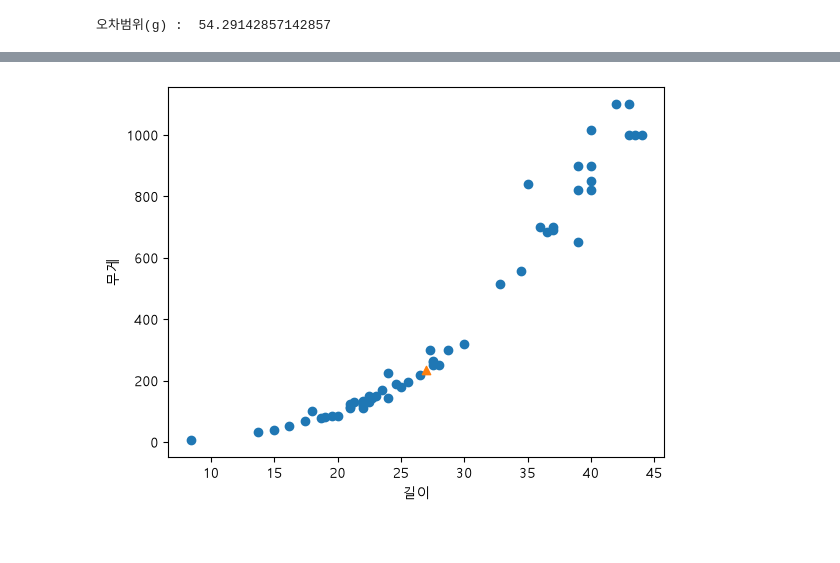
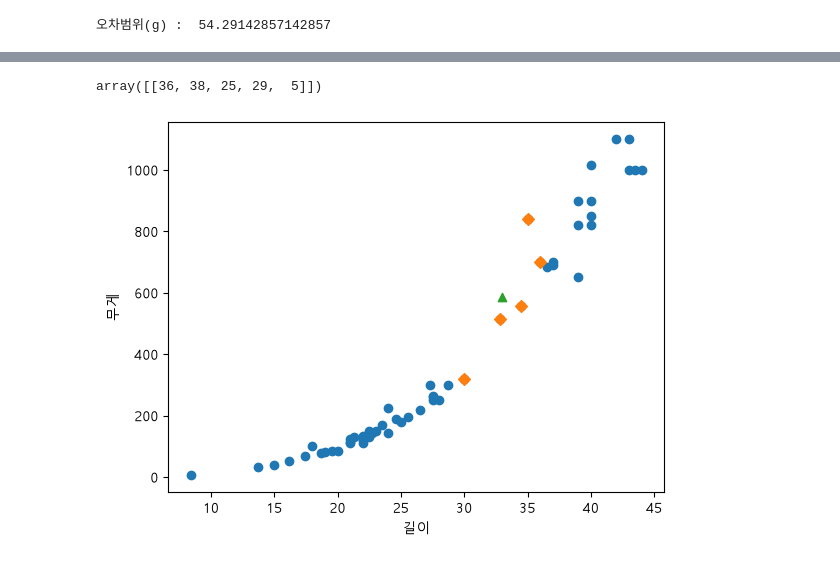
Before and after one commit to onulee/aix_learn_1106, a Jupyter notebook: p1110/p1110_03.ipynb, the cells around one changed output, grey strips where cells are left out. Cells and saved outputs as stored; diff of their text form; code cells hidden in the pictures.

```diff
--- a/p1110/p1110_03.ipynb
+++ b/p1110/p1110_03.ipynb
@@ -88,10 +99,16 @@ print('예측무게 : ',predict)
+# %%
+distances, indexes = knr.kneighbors([[i_data]])
+indexes
+# %% [output]
+array([[36, 38, 25, 29,  5]])
 # %%
 # 산점도 그래프
 plt.scatter(perch_length,perch_weight)
-plt.scatter(27,235,marker='^')
+plt.scatter(train_data[indexes],train_label[indexes],marker='D')
+plt.scatter(i_data,predict,marker='^')
 
 plt.xlabel('길이')
 plt.ylabel('무게')
 plt.show()
 # %% [output]
-[figure, old version]
+[figure, new version]
```
Also changed, not shown: parts of 1 cell of this notebook, 1 other file.
